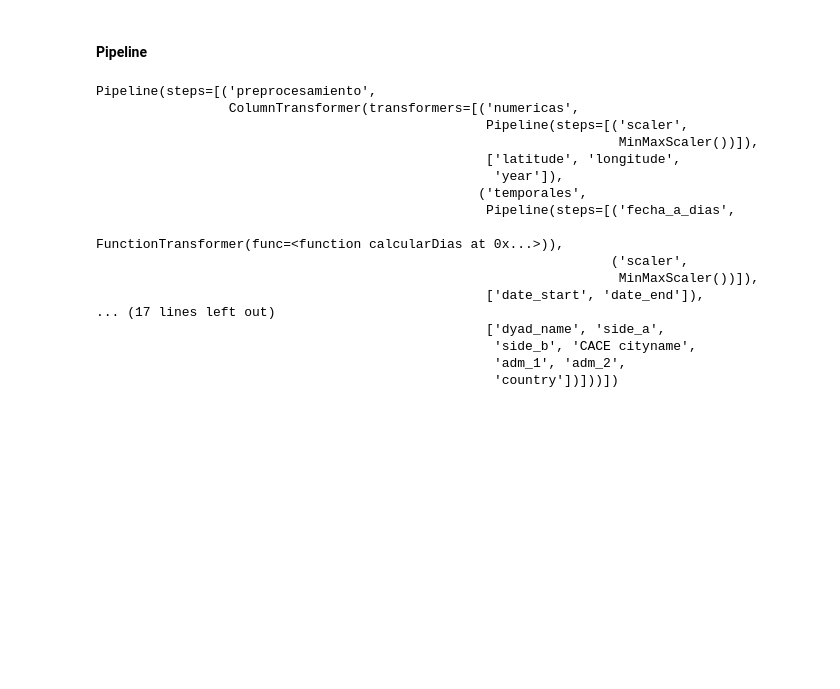
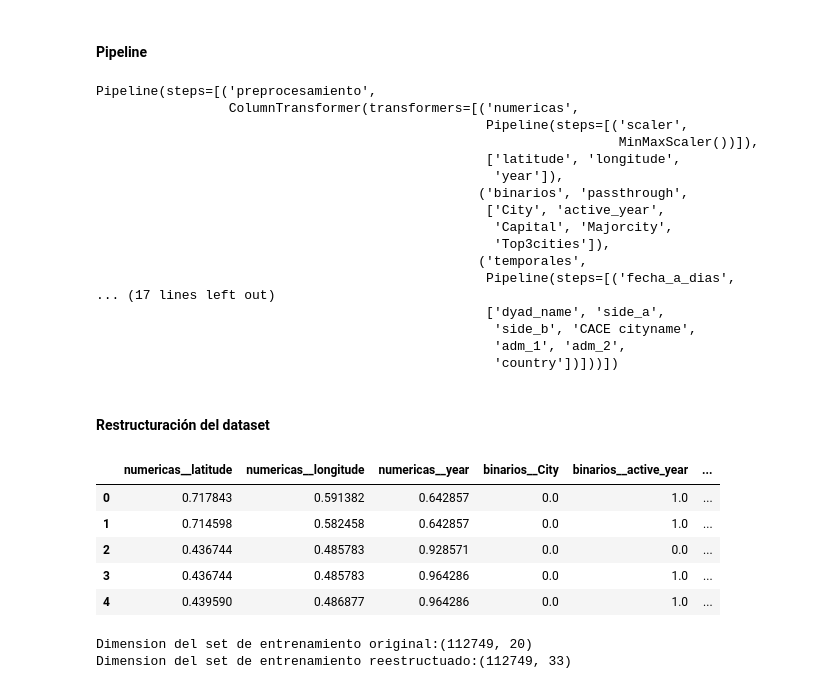
Before and after one commit to SantiagoCasado/CEIA_Analisis_Datos, a Jupyter notebook: add_tp1.ipynb, the cells around one changed output. Saved outputs shown, nothing was run; the diff lists cells and outputs as text; code cells hidden in the pictures; blank space fills up the shorter version.

Commit message:
Reestructuracion del dataset

```diff
--- a/add_tp1.ipynb
+++ b/add_tp1.ipynb
@@ -1428,6 +1428,7 @@ def calcularDias(x_date):
 
     return x_date.values  # <-- importante: array 2D
 
-transformar_temporales = Pipeline(steps=[
-    ('fecha_a_dias', FunctionTransformer(calcularDias, validate=False)),
-    ('scaler', MinMaxScaler())])
+transformar_temporales = Pipeline([
+    ('fecha_a_dias', FunctionTransformer(calcularDias, validate=False, feature_names_out='one-to-one')), # Se le asigna nombnre a la columna para reestructurar despues
+    ('scaler', MinMaxScaler())
+])
@@ -1475,6 +1466,7 @@ from sklearn.compose import ColumnTransformer
 preprocesamiento = ColumnTransformer(
     transformers=[
         ('numericas', transformas_numericas, numericas),
+        ('binarios', 'passthrough', binarios),
         ('temporales', transformar_temporales, temporales),
         ('ordinales', transformar_ordinales, ordinales),
         ('bajacard', transformar_baja_card, baja_cardinalidad),
@@ -1489,6 +1481,8 @@ pipeline = Pipeline(
     steps=[('preprocesamiento', preprocesamiento)]
     )
 
+
+# Se procesan los datos a partir del set de entrenamiento
 pipeline.fit(x_train_imputado, y_train_log)
 
 pipeline
@@ -1499,14 +1493,47 @@ Pipeline(steps=[('preprocesamiento',
                                                                    MinMaxScaler())]),
                                                   ['latitude', 'longitude',
                                                    'year']),
+                                                 ('binarios', 'passthrough',
+                                                  ['City', 'active_year',
+                                                   'Capital', 'Majorcity',
+                                                   'Top3cities']),
                                                  ('temporales',
                                                   Pipeline(steps=[('fecha_a_dias',
-                                                                   FunctionTransformer(func=<function calcularDias at 0x...>)),
-                                                                  ('scaler',
-                                                                   MinMaxScaler())]),
-                                                  ['date_start', 'date_end']),
 ... (17 lines left out)
                                                   ['dyad_name', 'side_a',
                                                    'side_b', 'CACE cityname',
                                                    'adm_1', 'adm_2',
                                                    'country'])]))])
+# %%
+# Se transforman los datos de entrenamiento y test con el pipeline
+
+x_train_procesado = pipeline.transform(x_train_imputado)
+x_test_procesado = pipeline.transform(x_test)
+# %% [markdown]
+#### Restructuración del dataset
+# %%
+from numpy import var
+
+
+variables = pipeline.named_steps['preprocesamiento'].get_feature_names_out()
+
+x_train_reestructurado = pd.DataFrame(
+    x_train_procesado,
+    columns=variables,
+    index=x_train_imputado.index
+)
+
+x_train_reestructurado.head()
+# %% [output]
+|  | numericas__latitude | numericas__longitude | numericas__year | binarios__City | binarios__active_year | ... |
+| 0 | 0.717843 | 0.591382 | 0.642857 | 0.0 | 1.0 | ... |
+| 1 | 0.714598 | 0.582458 | 0.642857 | 0.0 | 1.0 | ... |
+| 2 | 0.436744 | 0.485783 | 0.928571 | 0.0 | 0.0 | ... |
+| 3 | 0.436744 | 0.485783 | 0.964286 | 0.0 | 1.0 | ... |
+| 4 | 0.439590 | 0.486877 | 0.964286 | 0.0 | 1.0 | ... |
+# %%
+print(f"Dimension del set de entrenamiento original:{x_train.shape}")
+print(f"Dimension del set de entrenamiento reestructuado:{x_train_reestructurado.shape}")
+# %% [output]
+Dimension del set de entrenamiento original:(112749, 20)
+Dimension del set de entrenamiento reestructuado:(112749, 33)
```
Also changed, not shown: parts of 1 cell of this notebook.
